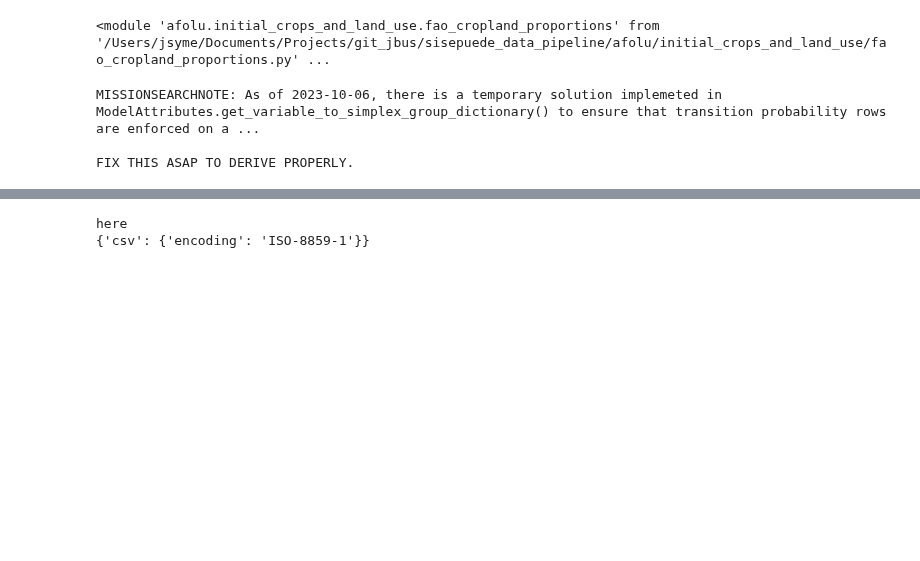
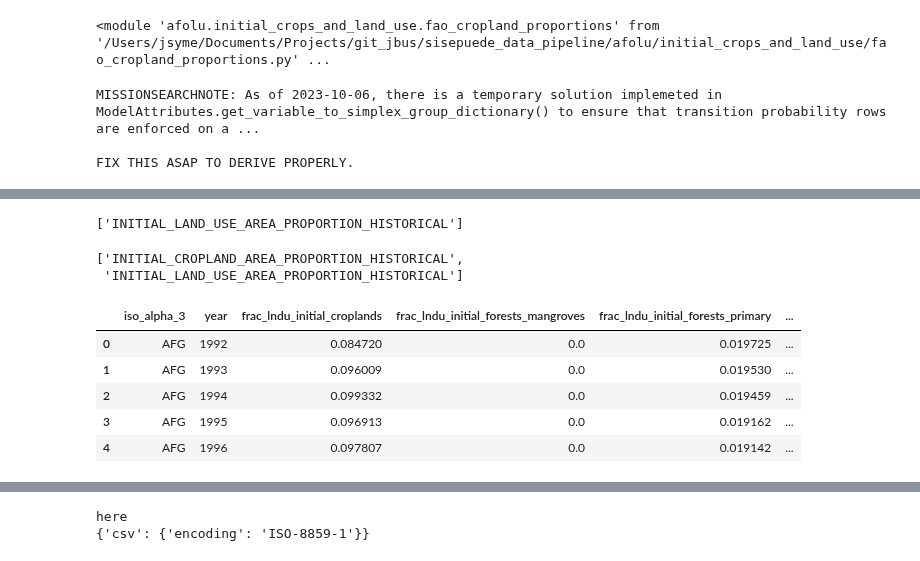
Before and after one commit to jcsyme/sisepuede, a Jupyter notebook: python/data_construct-build_fertilizer_input_data.ipynb, the cells around one changed output, grey strips where cells are left out. Drawn from its saved outputs; the diff is of its cells as text; code cells hidden in the pictures; blank space fills up the shorter version.

```diff
--- a/python/data_construct-build_fertilizer_input_data.ipynb
+++ b/python/data_construct-build_fertilizer_input_data.ipynb
@@ -298,0 +96,4 @@ sa.model_attributes.get_subsector_attribute("Land Use", "primary_category")
+# %%
+construct.output_database.all_tables
+# %% [output]
+['INITIAL_LAND_USE_AREA_PROPORTION_HISTORICAL']
@@ -298,0 +114,14 @@ sa.model_attributes.get_subsector_attribute("Land Use", "primary_category")
+# %%
+construct.output_database.all_tables
+# %% [output]
+['INITIAL_CROPLAND_AREA_PROPORTION_HISTORICAL',
+ 'INITIAL_LAND_USE_AREA_PROPORTION_HISTORICAL']
+# %%
+construct.output_database.read_table("INITIAL_LAND_USE_AREA_PROPORTION_HISTORICAL").head()
+# %% [output]
+|  | iso_alpha_3 | year | frac_lndu_initial_croplands | frac_lndu_initial_forests_mangroves | frac_lndu_initial_forests_primary | ... |
+| 0 | AFG | 1992 | 0.084720 | 0.0 | 0.019725 | ... |
+| 1 | AFG | 1993 | 0.096009 | 0.0 | 0.019530 | ... |
+| 2 | AFG | 1994 | 0.099332 | 0.0 | 0.019459 | ... |
+| 3 | AFG | 1995 | 0.096913 | 0.0 | 0.019162 | ... |
+| 4 | AFG | 1996 | 0.097807 | 0.0 | 0.019142 | ... |
```
Also changed, not shown: parts of 11 cells of this notebook, 2 other files.
